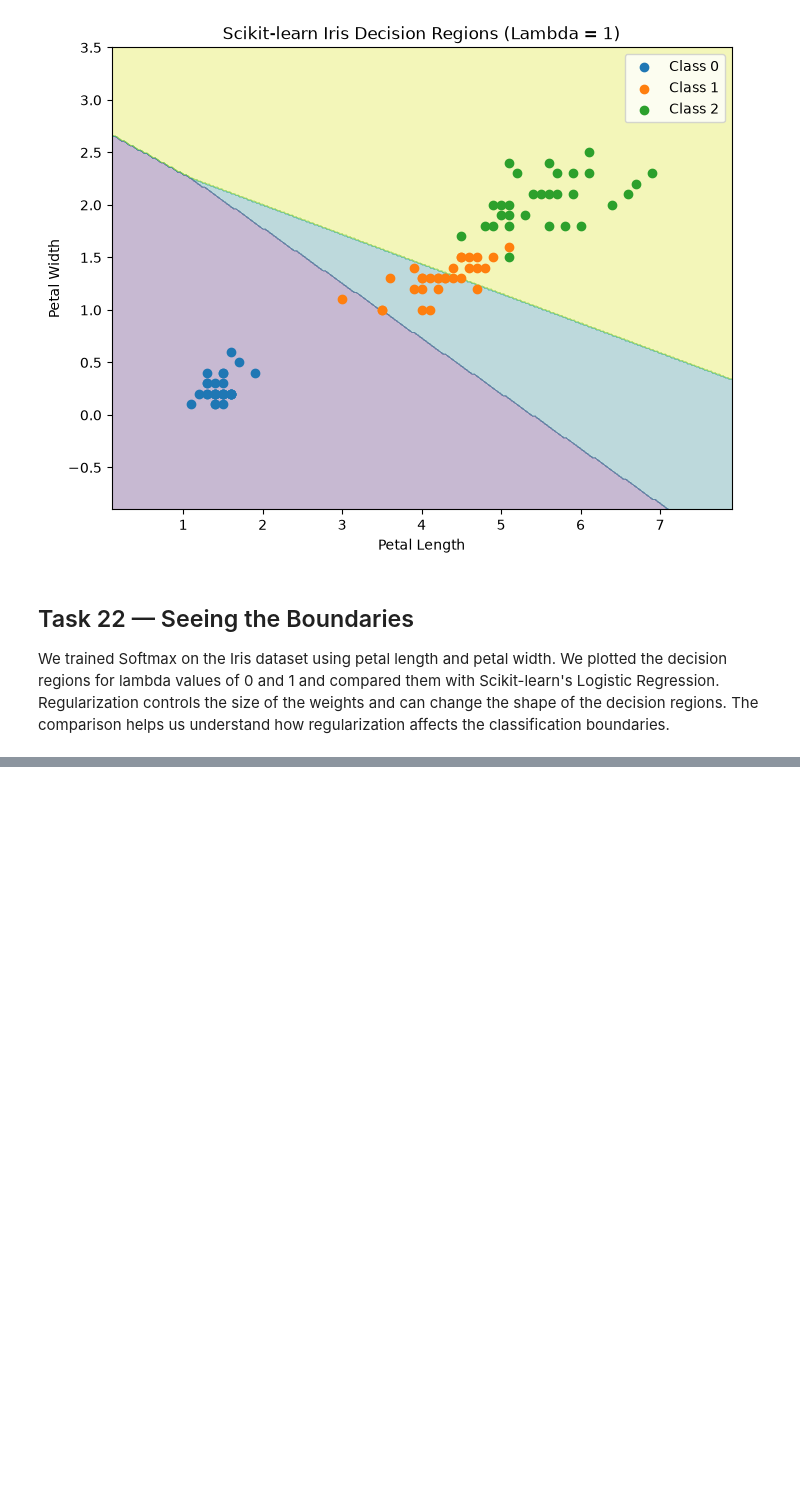
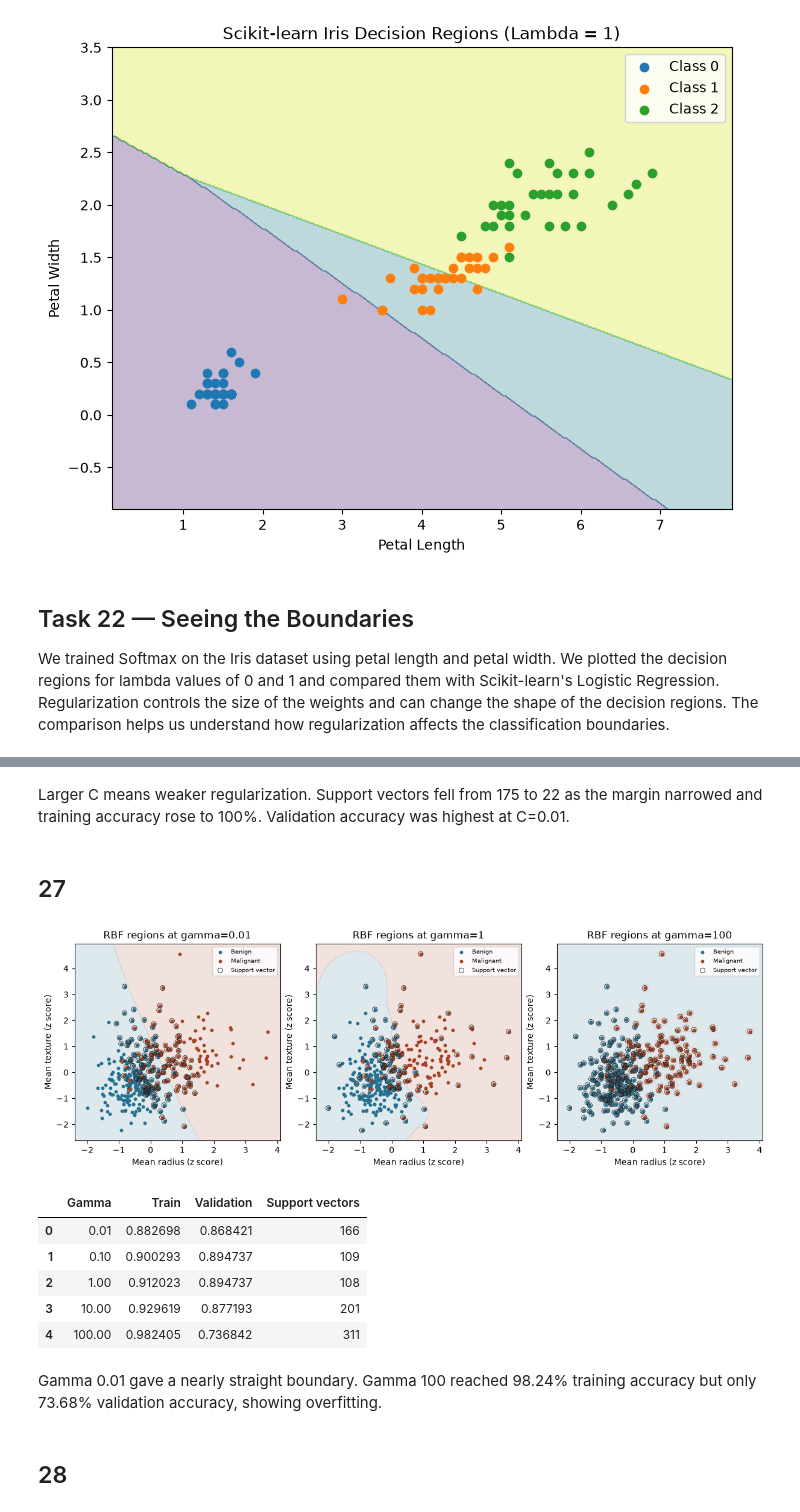
Before and after one commit to mahmoudshafea/Linear_models_-_SVM, a Jupyter notebook: 9401_assignment2.ipynb, the cells around one changed output, grey strips where cells are left out. Drawn from its saved outputs; the diff is of its cells as text; code cells hidden in the pictures; blank space fills up the shorter version.

```diff
--- a/9401_assignment2.ipynb
+++ b/9401_assignment2.ipynb
@@ -2933,0 +3187,9 @@ We trained Softmax on the Iris dataset using petal length and petal width. We pl
+# %%
+def fit_hinge(rate, strength):
+    W, train_loss, val_loss, train_acc, val_acc = train_softmax(
+        dt, dyt, dv, dyv, rate, strength,
+        loss_fn=lambda X, y, W, lam=0: multiclass(X, y, W, lam)[1],
+        grad_fn=lambda X, y, W, lam=0: multiclass(X, y, W, lam)[2]
+    )
+
+    return W, np.column_stack((train_loss, val_loss, train_acc, val_acc))
@@ -2933,0 +3329,62 @@ We trained Softmax on the Iris dataset using petal length and petal width. We pl
+# %% [markdown]
+Larger C means weaker regularization. Support vectors fell from 175 to 22 as the margin narrowed and training accuracy rose to 100%. Validation accuracy was highest at C=0.01.
+# %% [markdown]
+## 27
+# %%
+x2_train, x2_val = X_train_two_scaled, X_val_two_scaled
+
+np.testing.assert_allclose(x2_train, c_train[:, :2])
+
+np.testing.assert_allclose(x2_val, c_val[:, :2])
+# %%
+rows = []
+
+fig, axes = plt.subplots(1, 3, figsize=(12, 4), constrained_layout=True)
+
+panels = dict(zip((.01, 1, 100), axes))
+
+lo, hi = x2_train.min(axis=0) - .4, x2_train.max(axis=0) + .4
+
+xx, yy = np.meshgrid(np.linspace(lo[0], hi[0], 200), np.linspace(lo[1], hi[1], 200))
+
+grid = np.c_[xx.ravel(), yy.ravel()]
+
+colors = ["#267090", "#a74224"]
+
+for gamma in (.01, .1, 1, 10, 100):
+    model = SVC(C=1, gamma=gamma, kernel="rbf").fit(x2_train, yt)
+    rows.append((gamma, accuracy(yt, model.predict(x2_train)),
+                 accuracy(yv, model.predict(x2_val)), model.n_support_.sum()))
+
+    if gamma in panels:
+        ax = panels[gamma]
+        region = model.predict(grid).reshape(xx.shape)
+        ax.contourf(xx, yy, region, levels=[-1.5, 0, 1.5], colors=colors, alpha=.15)
+
+        for y, color, label in zip((-1, 1), colors, ("Benign", "Malignant")):
+            points = x2_train[yt == y]
+            ax.scatter(*points.T, c=color, s=10, label=label)
+
+        ax.scatter(*model.support_vectors_.T, facecolors="none", edgecolors="#222",
+                   linewidths=.6, s=34, label="Support vector")
+        ax.set(title=f"RBF regions at gamma={gamma:g}", xlabel="Mean radius (z score)",
+               ylabel="Mean texture (z score)")
+        ax.legend(fontsize=7)
+
+plt.show()
+
+gamma_table = pd.DataFrame(rows, columns=["Gamma", "Train", "Validation", "Support vectors"])
+
+display(gamma_table.round(6))
+# %% [output]
+[figure, added]
+|  | Gamma | Train | Validation | Support vectors |
+| 0 | 0.01 | 0.882698 | 0.868421 | 166 |
+| 1 | 0.10 | 0.900293 | 0.894737 | 109 |
+| 2 | 1.00 | 0.912023 | 0.894737 | 108 |
+| 3 | 10.00 | 0.929619 | 0.877193 | 201 |
+| 4 | 100.00 | 0.982405 | 0.736842 | 311 |
+# %% [markdown]
+Gamma 0.01 gave a nearly straight boundary. Gamma 100 reached 98.24% training accuracy but only 73.68% validation accuracy, showing overfitting.
+# %% [markdown]
+## 28
```
Also changed, not shown: parts of 59 cells of this notebook, 1 other file.
